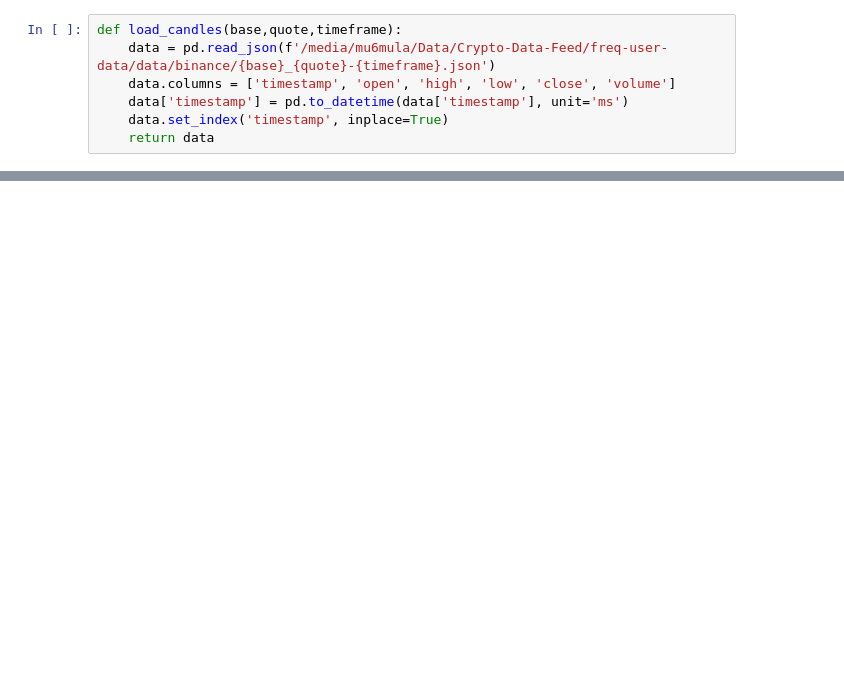
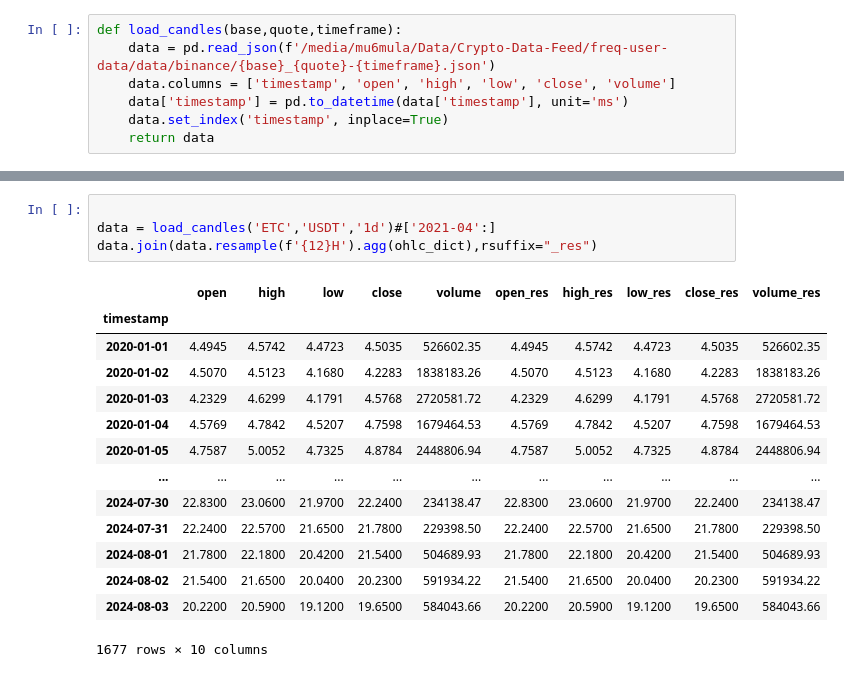
Before and after one commit to petarkabashki/pk-crypto-tools, a Jupyter notebook: research/ChatGPT/CTO-Larsen.ipynb, the cells around one changed output, grey strips where cells are left out. Cells and saved outputs as stored; diff of their text form; blank space fills up the shorter version.

```diff
--- a/research/ChatGPT/CTO-Larsen.ipynb
+++ b/research/ChatGPT/CTO-Larsen.ipynb
@@ -313,0 +428,19 @@ Average Loss: 0.0000
+# %%
+
+data = load_candles('ETC','USDT','1d')#['2021-04':]
+data.join(data.resample(f'{12}H').agg(ohlc_dict),rsuffix="_res")
+# %% [output]
+|  | open | high | low | close | volume | open_res | high_res | low_res | close_res | volume_res |
+| timestamp |  |  |  |  |  |  |  |  |  |  |
+| 2020-01-01 | 4.4945 | 4.5742 | 4.4723 | 4.5035 | 526602.35 | 4.4945 | 4.5742 | 4.4723 | 4.5035 | 526602.35 |
+| 2020-01-02 | 4.5070 | 4.5123 | 4.1680 | 4.2283 | 1838183.26 | 4.5070 | 4.5123 | 4.1680 | 4.2283 | 1838183.26 |
+| 2020-01-03 | 4.2329 | 4.6299 | 4.1791 | 4.5768 | 2720581.72 | 4.2329 | 4.6299 | 4.1791 | 4.5768 | 2720581.72 |
+| 2020-01-04 | 4.5769 | 4.7842 | 4.5207 | 4.7598 | 1679464.53 | 4.5769 | 4.7842 | 4.5207 | 4.7598 | 1679464.53 |
+| 2020-01-05 | 4.7587 | 5.0052 | 4.7325 | 4.8784 | 2448806.94 | 4.7587 | 5.0052 | 4.7325 | 4.8784 | 2448806.94 |
+| ... | ... | ... | ... | ... | ... | ... | ... | ... | ... | ... |
+| 2024-07-30 | 22.8300 | 23.0600 | 21.9700 | 22.2400 | 234138.47 | 22.8300 | 23.0600 | 21.9700 | 22.2400 | 234138.47 |
+| 2024-07-31 | 22.2400 | 22.5700 | 21.6500 | 21.7800 | 229398.50 | 22.2400 | 22.5700 | 21.6500 | 21.7800 | 229398.50 |
+| 2024-08-01 | 21.7800 | 22.1800 | 20.4200 | 21.5400 | 504689.93 | 21.7800 | 22.1800 | 20.4200 | 21.5400 | 504689.93 |
+| 2024-08-02 | 21.5400 | 21.6500 | 20.0400 | 20.2300 | 591934.22 | 21.5400 | 21.6500 | 20.0400 | 20.2300 | 591934.22 |
+| 2024-08-03 | 20.2200 | 20.5900 | 19.1200 | 19.6500 | 584043.66 | 20.2200 | 20.5900 | 19.1200 | 19.6500 | 584043.66 |
+1677 rows × 10 columns
```
Also changed, not shown: parts of 10 cells of this notebook, 2 other files.
